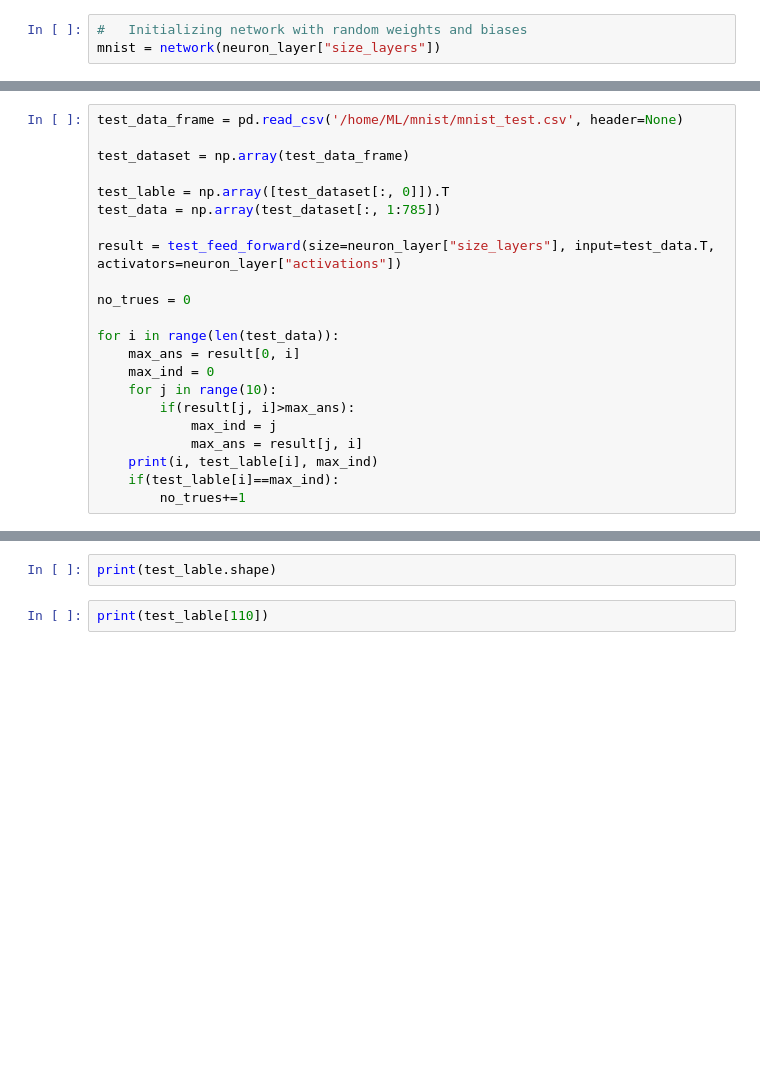
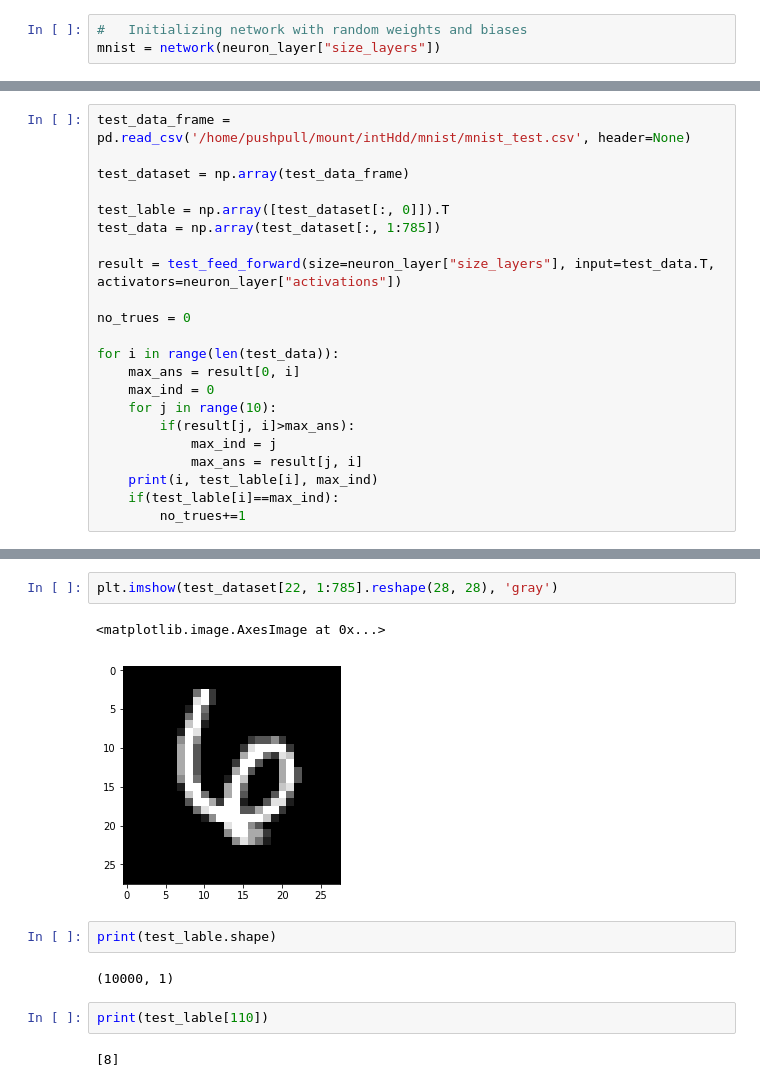
Before and after one commit to pushpulldecoder/Gradient-Descent-Scratch, a Jupyter notebook: mnist.ipynb, the cells around one changed output, grey strips where cells are left out. Saved outputs shown, nothing was run; the diff lists cells and outputs as text; blank space fills up the shorter version.

```diff
--- a/mnist.ipynb
+++ b/mnist.ipynb
@@ -273,5 +296,5 @@ mnist.grad_descn(size=neuron_layer["size_layers"], expected_value=train_lable, t
 # %%
-test_data_frame = pd.read_csv('/home/ML/mnist/mnist_test.csv', header=None)
+test_data_frame = pd.read_csv('/home/pushpull/mount/intHdd/mnist/mnist_test.csv', header=None)
 
 test_dataset = np.array(test_data_frame)
 
@@ -295,6 +336,15 @@ for i in range(len(test_data)):
+# %%
+plt.imshow(test_dataset[22, 1:785].reshape(28, 28), 'gray')
+# %% [output]
+<matplotlib.image.AxesImage at 0x...>
+[figure, added]
 # %%
 print(test_lable.shape)
+# %% [output]
+(10000, 1)
 # %%
 print(test_lable[110])
+# %% [output]
+[8]
 # %%
 print(result.shape)
```
Also changed, not shown: parts of 14 cells of this notebook.
